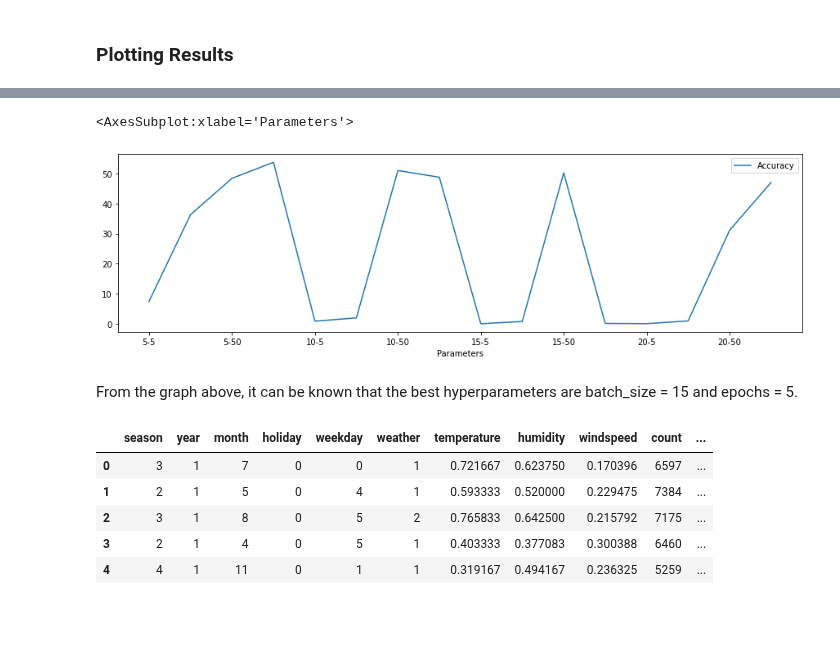
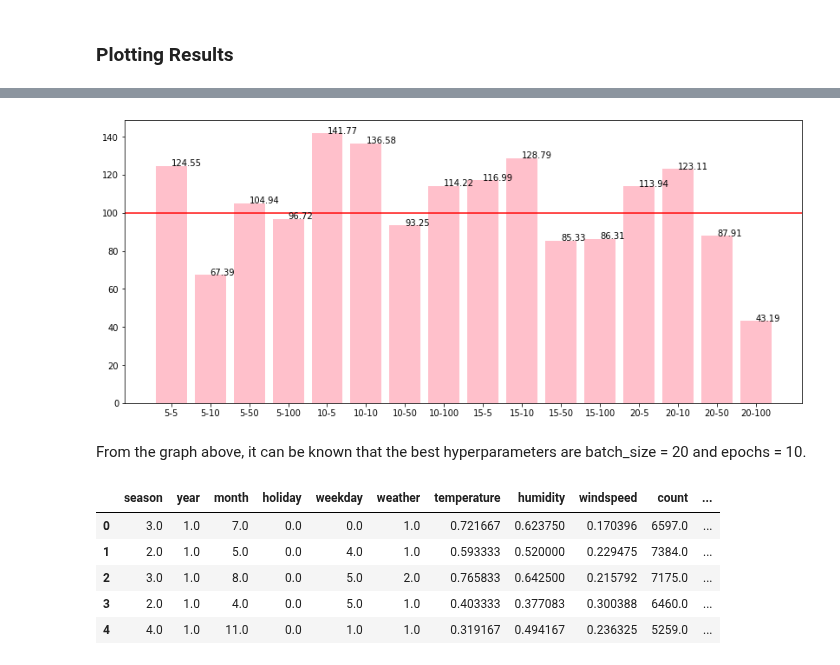
Before and after one commit to lianaling/bike-rental-forecast, a Jupyter notebook: notebooks/ArtificialNeuralNetworks.ipynb, the cells around one changed output, grey strips where cells are left out. Cells and saved outputs as stored; diff of their text form; code cells hidden in the pictures; blank space fills up the shorter version.

Commit message:
Trained ANN using no outlier dataset

```diff
--- a/notebooks/ArtificialNeuralNetworks.ipynb
+++ b/notebooks/ArtificialNeuralNetworks.ipynb
@@ -62 +59,10 @@ X_train_no.head()
+# %%
+X_scaler = StandardScaler()
+y_scaler = StandardScaler()
+
+# Scale data to standardise data values
+X_train_no_trans = X_scaler.fit_transform(X_train_no)
+X_test_no_trans = X_scaler.transform(X_test_no)
+y_train_no_trans = y_scaler.fit_transform(y_train_no)
+y_test_no_trans = y_scaler.transform(y_test_no)
 # %%
@@ -83,5 +89,5 @@ model.add(Dense(1, kernel_initializer='normal'))
 model.compile(loss='mean_squared_error', optimizer='adam')
 
 # Fitting the ANN to the training data
-model.fit(X_train_no[2:], y_train_no[2:], batch_size=20, epochs=50, verbose=1)
+model.fit(X_train_no_trans, y_train_no_trans, batch_size=20, epochs=50, verbose=1)
 # %% [output]
@@ -153,9 +162,9 @@ def FunctionFindBestParams(X_train, y_train, X_test, y_test):
             # printing the results of the current iteration
             print(trial_number, 'Parameters:','batch_size:', batch_size_trial,'-', 'epochs:',epochs_trial, 'Accuracy:', 100 - MAPE)
 
-            SearchResultsData = SearchResultsData.append(pd.DataFrame(data=[[trial_number, str(batch_size_trial)+'-'+str(epochs_trial), 100-MAPE]], columns=['TrialNumber', 'Parameters', 'Accuracy_Series'] ))
+            SearchResultsData = SearchResultsData.append(pd.DataFrame(data=[[trial_number, str(batch_size_trial)+'-'+str(epochs_trial), 100-MAPE]], columns=['TrialNumber', 'Parameters', 'Accuracy'] ))
 
     return(SearchResultsData)
 
-ResultsData = FunctionFindBestParams(X_train_no, y_train_no, X_test_no, y_test_no)
+ResultsData = FunctionFindBestParams(X_train_no_trans, y_train_no_trans, X_test_no_trans, y_test_no_trans)
 # %% [output]
@@ -180,6 +188,6 @@ dtype: float64
 ### Plotting Results
 # %%
 # Taking only numerical data from the series for graph plotting
-ResultsData['Accuracy'] = [x for a in range(ResultsData.shape[0]) for x in ResultsData['Accuracy_Series'].values[a]]
-ResultsData = ResultsData.drop(labels=['Accuracy_Series'], axis=1)
-ResultsData
+# ResultsData['Accuracy'] = [x for a in range(ResultsData.shape[0]) for x in ResultsData['Accuracy_Series'].values[a]]
+# ResultsData = ResultsData.drop(labels=['Accuracy_Series'], axis=1)
+# ResultsData
@@ -204,34 +194,44 @@ ResultsData
-# %%
-ResultsData.plot(x='Parameters', y='Accuracy', figsize=(15,4), kind='line')
-# %% [output]
-<AxesSubplot:xlabel='Parameters'>
-[figure, removed]
+# %%
+# ResultsData.plot(x='Parameters', y='Accuracy', figsize=(15,4), kind='line')
+
+
+# plt.show()
+
+plt.figure(figsize=(14,6))
+plt.bar(ResultsData['Parameters'], height=ResultsData['Accuracy'], color='pink')
+plt.axhline(y=100, color='r', linestyle='-')
+for a, b in zip([x for x in range(len(ResultsData['Accuracy']))], round(ResultsData['Accuracy'], 2)):
+    plt.text(a, b, str(b), color='black')
+# %% [output]
+[figure, added]
 # %% [markdown]
-From the graph above, it can be known that the best hyperparameters are batch_size = 15 and epochs = 5.
+From the graph above, it can be known that the best hyperparameters are batch_size = 20 and epochs = 10.
 # %%
 # Fine-tine hyperparameters
-model.fit(X_train_no, y_train_no, batch_size = 15, epochs = 5, verbose = 0)
+model.fit(X_train_no_trans, y_train_no_trans, batch_size = 20, epochs = 10, verbose = 0)
 
-pred = model.predict(X_test_no)
+pred = model.predict(X_test_no_trans)
 
-target_scaler = MinMaxScaler()
+# target_scaler = MinMaxScaler()
 
 # Scale predictions
-# pred = target_scaler.inverse_transform(pred)
+pred = y_scaler.inverse_transform(pred)
 
-# y_test_no = target_scaler.inverse_transform(y_test)
+# Scale back to original
+y_test_no_ori = y_scaler.inverse_transform(y_test_no_trans)
+X_test_no_ori = X_scaler.inverse_transform(X_test_no_trans)
 
-test_data = pd.DataFrame(data=X_test_no)
-test_data['count'] = y_test_no
+test_data = pd.DataFrame(data=X_test_no_ori, columns=X_test_no.columns)
+test_data['count'] = y_test_no_ori
 test_data['pred_count'] = pred
 test_data.head()
 # %% [output]
 |  | season | year | month | holiday | weekday | weather | temperature | humidity | windspeed | count | ... |
-| 0 | 3 | 1 | 7 | 0 | 0 | 1 | 0.721667 | 0.623750 | 0.170396 | 6597 | ... |
-| 1 | 2 | 1 | 5 | 0 | 4 | 1 | 0.593333 | 0.520000 | 0.229475 | 7384 | ... |
-| 2 | 3 | 1 | 8 | 0 | 5 | 2 | 0.765833 | 0.642500 | 0.215792 | 7175 | ... |
-| 3 | 2 | 1 | 4 | 0 | 5 | 1 | 0.403333 | 0.377083 | 0.300388 | 6460 | ... |
-| 4 | 4 | 1 | 11 | 0 | 1 | 1 | 0.319167 | 0.494167 | 0.236325 | 5259 | ... |
+| 0 | 3.0 | 1.0 | 7.0 | 0.0 | 0.0 | 1.0 | 0.721667 | 0.623750 | 0.170396 | 6597.0 | ... |
+| 1 | 2.0 | 1.0 | 5.0 | 0.0 | 4.0 | 1.0 | 0.593333 | 0.520000 | 0.229475 | 7384.0 | ... |
+| 2 | 3.0 | 1.0 | 8.0 | 0.0 | 5.0 | 2.0 | 0.765833 | 0.642500 | 0.215792 | 7175.0 | ... |
+| 3 | 2.0 | 1.0 | 4.0 | 0.0 | 5.0 | 1.0 | 0.403333 | 0.377083 | 0.300388 | 6460.0 | ... |
+| 4 | 4.0 | 1.0 | 11.0 | 0.0 | 1.0 | 1.0 | 0.319167 | 0.494167 | 0.236325 | 5259.0 | ... |
 # %%
 # Mean Absolute Percentage Error
 APE = 100 * (abs(test_data['count'] - test_data['pred_count']) / test_data['count'])
```
Also changed, not shown: parts of 12 cells of this notebook.
